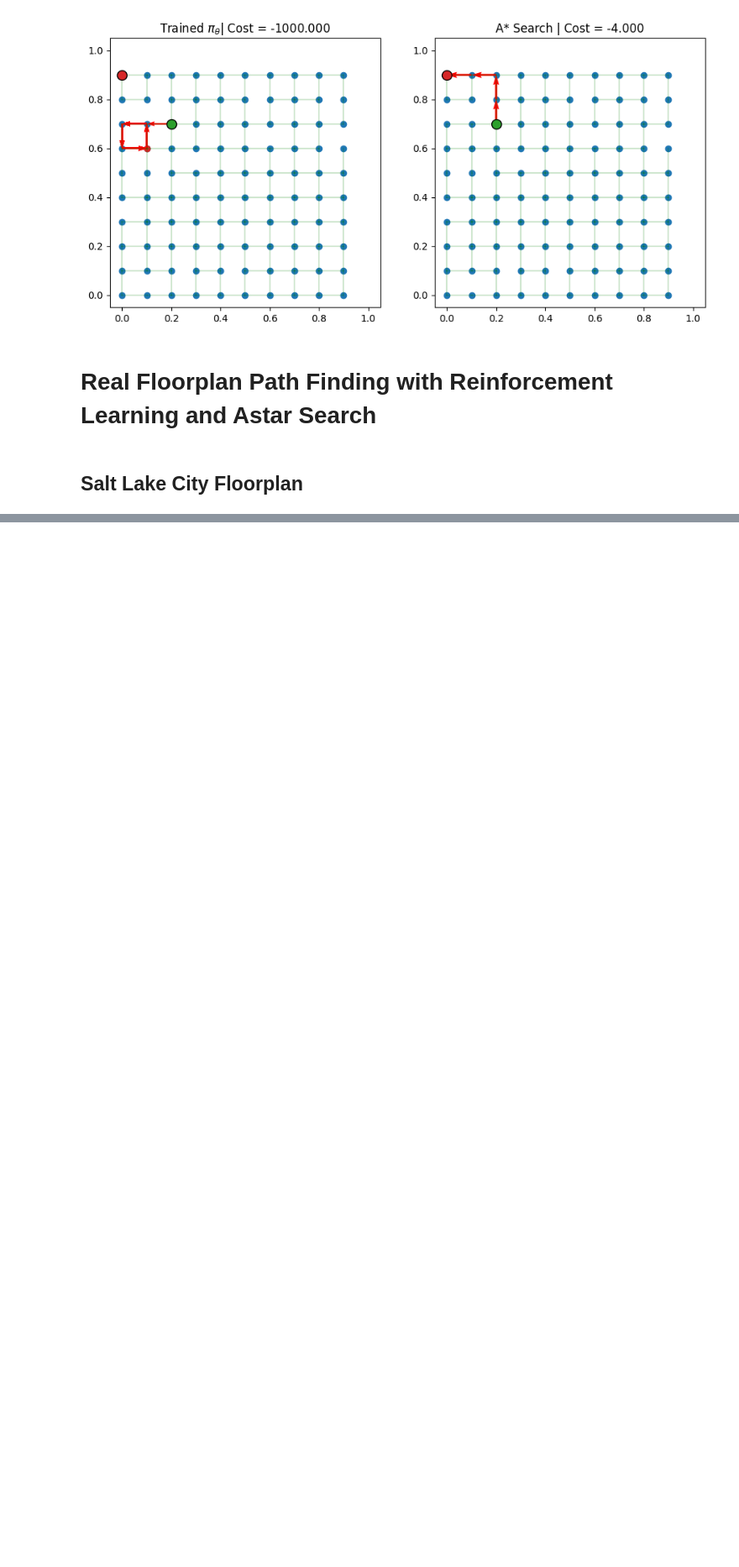
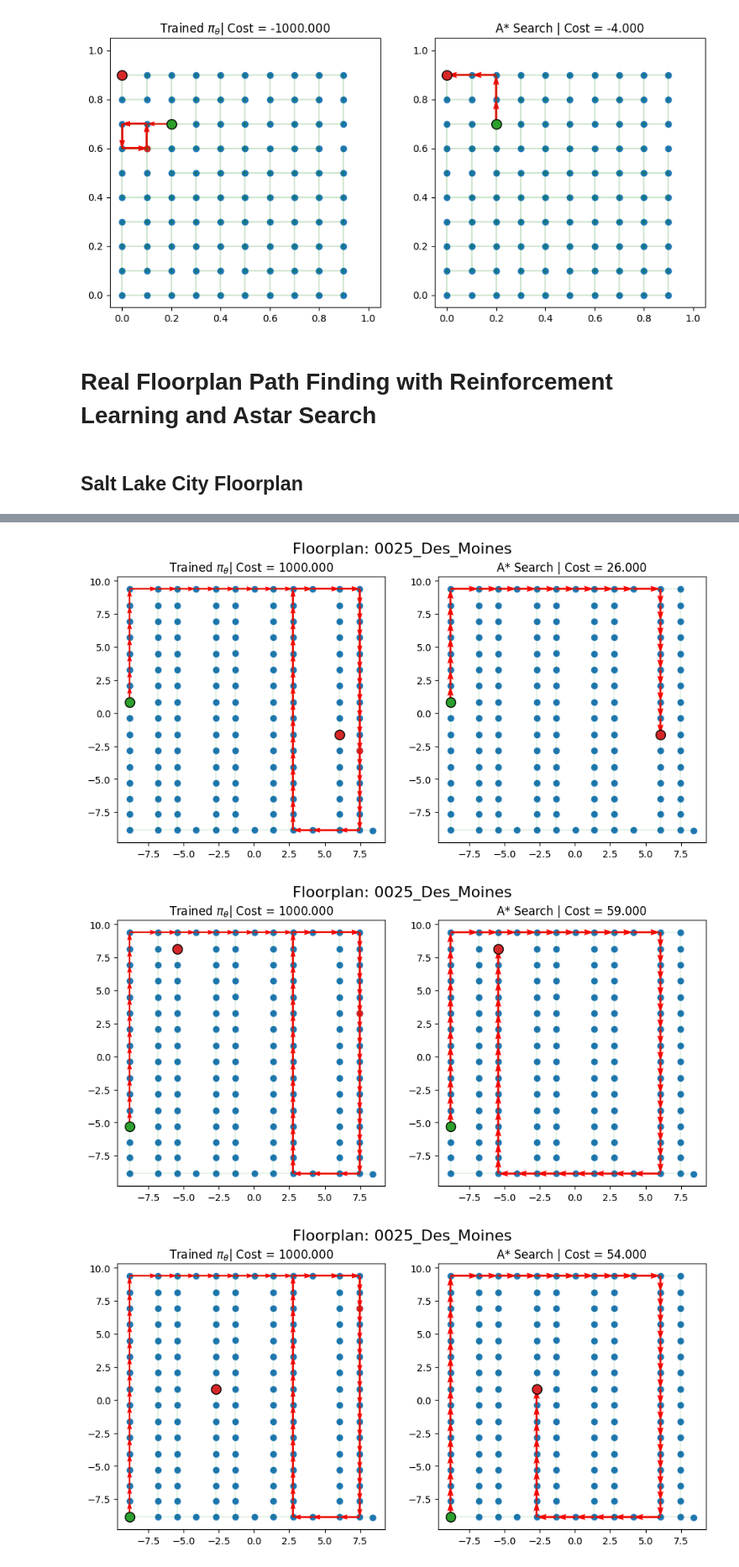
Before and after one commit to primevisiontechnology-com/res-pvt-ai4spp, a Jupyter notebook: code/exploration.ipynb, the cells around one changed output, grey strips where cells are left out. Shown at 84% size. Saved outputs shown, nothing was run; the diff lists cells and outputs as text; code cells hidden in the pictures; blank space fills up the shorter version.

Commit message:
plots axis limit autoscale and all floorplans predicted

```diff
--- a/code/exploration.ipynb
+++ b/code/exploration.ipynb
@@ -476,48 +462,54 @@ No NaN values found in the tensor dictionary.
 # %%
 from FPenv import FPEnv
 from astar import AStarSearch
+from Floorplan_Codes.utils import get_paths
 import torch
 
 # Setup a device
 device = torch.device("cuda" if torch.cuda.is_available() else "cpu")
 
-floorplans = get_paths("floorplan.json", "../", recursive=True, depth=1)
+floorplans = get_paths("floorplan.json", "Floorplans/USPS", recursive=True, depth=1)
 ids = []
 for floorplan in floorplans:
-  try:
-    infer_env = FPEnv(fp_path=floorplan)
-    td_init = infer_env.reset(batch_size=[3]).to(device)
+    try:
+        infer_env = FPEnv(fp_path=floorplan)
+        td_init = infer_env.reset(batch_size=[3]).to(device)
 
 
-    # Function to check for NaNs in a tensor dictionary
-    nan_found = False
-    for key, tensor in td_init.items():
-      if torch.isnan(tensor).any():
-        nan_found = True
-        print(f"NaN values found in tensor '{key}'")
-    if not nan_found:
-      print("No NaN values found in the tensor dictionary.")
+        # Function to check for NaNs in a tensor dictionary
+        nan_found = False
+        for key, tensor in td_init.items():
+            if torch.isnan(tensor).any():
+              nan_found = True
+              print(f"NaN values found in tensor '{key}'")
+        if not nan_found:
+            print("No NaN values found in the tensor dictionary.")
 
-    policy = model.policy.to(device)
+        policy = model.policy.to(device)
 
-    out = policy(td_init.clone(), infer_env, phase="test", decode_type="greedy", return_actions=True)
-    actions_trained = out['actions'].cpu().detach()
+        out = policy(td_init.clone(), infer_env, phase="test", decode_type="greedy", return_actions=True)
+        actions_trained = out['actions'].cpu().detach()
 
-    # run A* search on the environment
-    astar = AStarSearch(td_init.clone())
-    astar_out = astar.search()
-    actions_astar = astar_out["actions"].cpu().detach()
+        # run A* search on the environment
+        astar = AStarSearch(td_init.clone())
+        astar_out = astar.search()
+        actions_astar = astar_out["actions"].cpu().detach()
 
-    # Plotting
-    import matplotlib.pyplot as plt
-    for i, td in enumerate(td_init):
-      fig, axs = plt.subplots(1,2, figsize=(11,5))
+        # Plotting
+        import matplotlib.pyplot as plt
+        for i, td in enumerate(td_init):
+            fig, axs = plt.subplots(1,2, figsize=(11,5))
 
-      infer_env.render(td, actions_trained[i], ax=axs[0])
-      axs[0].set_title(r"Trained $\pi_\theta$" + f"| Cost = {-out['reward'][i].item():.3f}")
+            parts = floorplan.split('/')
+            site = parts[-2]
+            fig.suptitle("Floorplan: " + site, fontsize=16)
 
-      infer_env.render(td, actions_astar[i], ax=axs[1])
-      axs[1].set_title("A* Search | Cost = {:.3f}".format(-astar_out["reward"][i].item()))
-  except Exception as e:
-    print(e)
-    continue
+            infer_env.render(td, actions_trained[i], ax=axs[0])
+            axs[0].set_title(r"Trained $\pi_\theta$" + f"| Cost = {-out['reward'][i].item():.3f}")
+
+            infer_env.render(td, actions_astar[i], ax=axs[1])
+            axs[1].set_title("A* Search | Cost = {:.3f}".format(-astar_out["reward"][i].item()))
+    except Exception as e:
+        print(e)
+        continue
+# %% [output]
@@ -523,0 +550,3 @@ for floorplan in floorplans:
+[figure, added]
+[figure, added]
+[figure, added]
```
Also changed, not shown: parts of 10 cells of this notebook, 1 other file.
